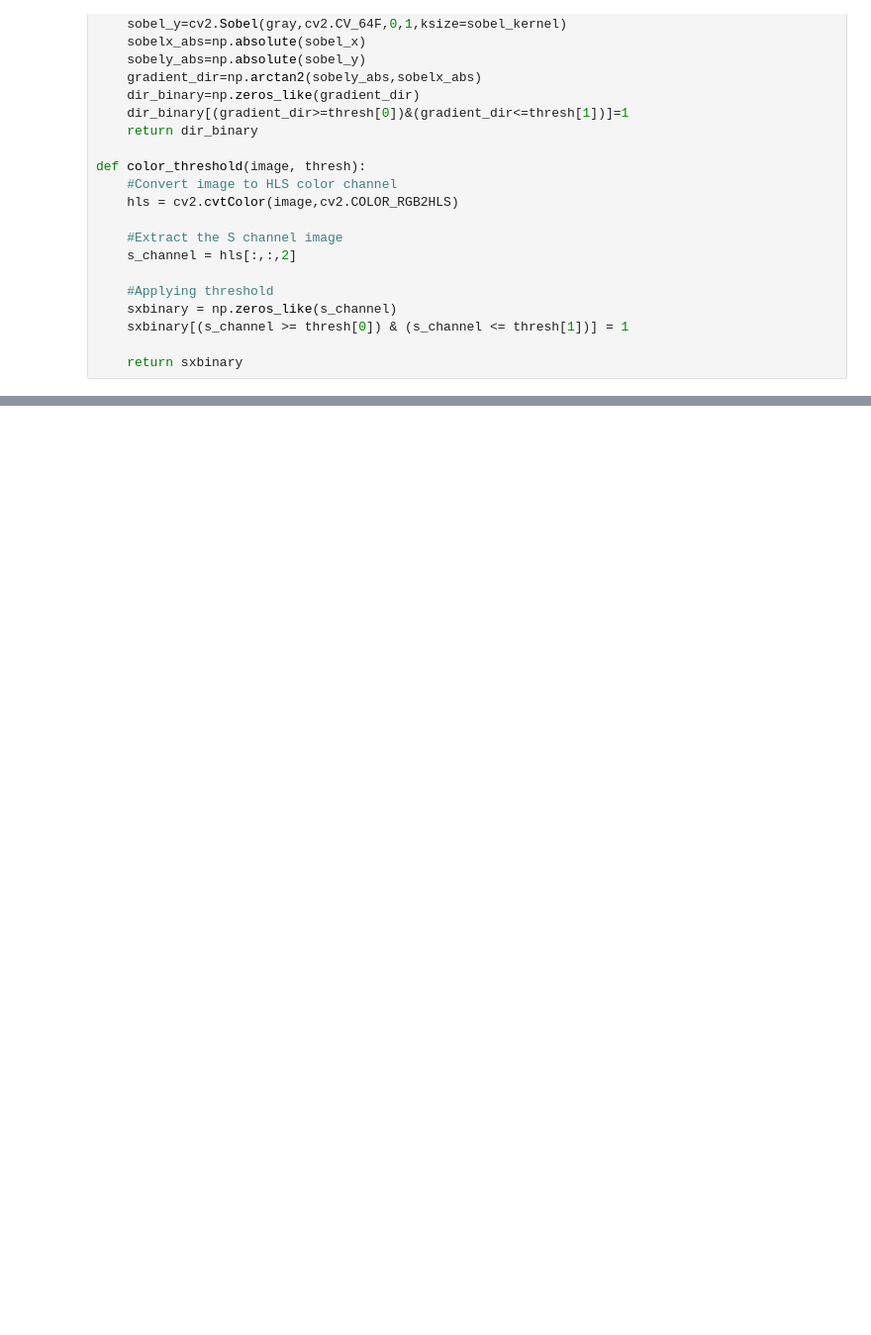
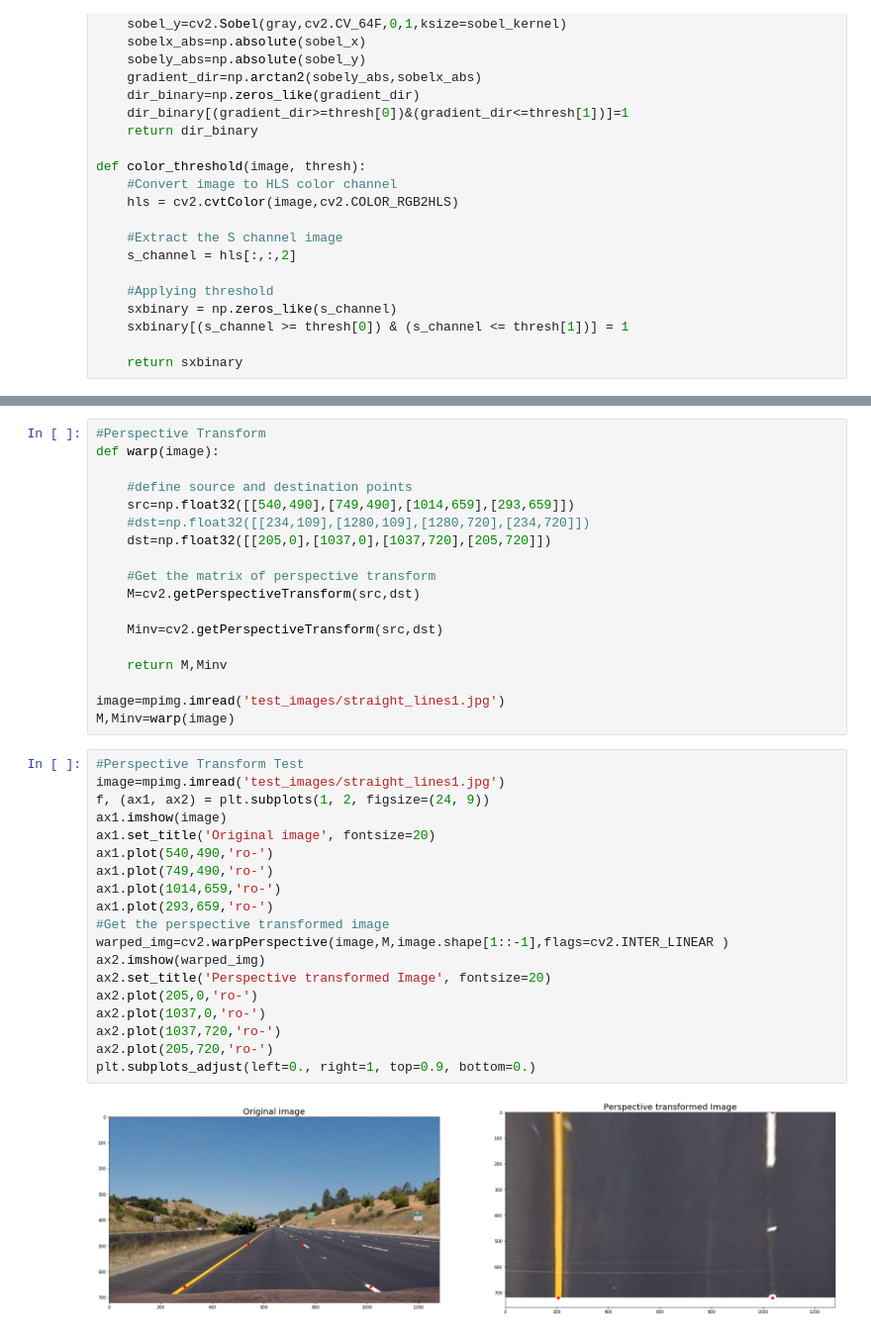
Before and after one commit to navinrahim/CarND-Advanced-Lane-Lines, a Jupyter notebook: Adv_Lane_finding.ipynb, the cells around one changed output, grey strips where cells are left out. Shown at 99% size. Drawn from its saved outputs; the diff is of its cells as text; blank space fills up the shorter version.

```diff
--- a/Adv_Lane_finding.ipynb
+++ b/Adv_Lane_finding.ipynb
@@ -158,0 +159,39 @@ True
+# %%
+#Perspective Transform
+def warp(image):
+
+    #define source and destination points
+    src=np.float32([[540,490],[749,490],[1014,659],[293,659]])
+    #dst=np.float32([[234,109],[1280,109],[1280,720],[234,720]])
+    dst=np.float32([[205,0],[1037,0],[1037,720],[205,720]])
+
+    #Get the matrix of perspective transform
+    M=cv2.getPerspectiveTransform(src,dst)
+
+    Minv=cv2.getPerspectiveTransform(src,dst)
+
+    return M,Minv
+
+image=mpimg.imread('test_images/straight_lines1.jpg')
+M,Minv=warp(image)
+# %%
+#Perspective Transform Test
+image=mpimg.imread('test_images/straight_lines1.jpg')
+f, (ax1, ax2) = plt.subplots(1, 2, figsize=(24, 9))
+ax1.imshow(image)
+ax1.set_title('Original image', fontsize=20)
+ax1.plot(540,490,'ro-')
+ax1.plot(749,490,'ro-')
+ax1.plot(1014,659,'ro-')
+ax1.plot(293,659,'ro-')
+#Get the perspective transformed image
+warped_img=cv2.warpPerspective(image,M,image.shape[1::-1],flags=cv2.INTER_LINEAR )
+ax2.imshow(warped_img)
+ax2.set_title('Perspective transformed Image', fontsize=20)
+ax2.plot(205,0,'ro-')
+ax2.plot(1037,0,'ro-')
+ax2.plot(1037,720,'ro-')
+ax2.plot(205,720,'ro-')
+plt.subplots_adjust(left=0., right=1, top=0.9, bottom=0.)
+# %% [output]
+[figure, added]
```
Also changed, not shown: parts of 6 cells of this notebook, 6 other files.
